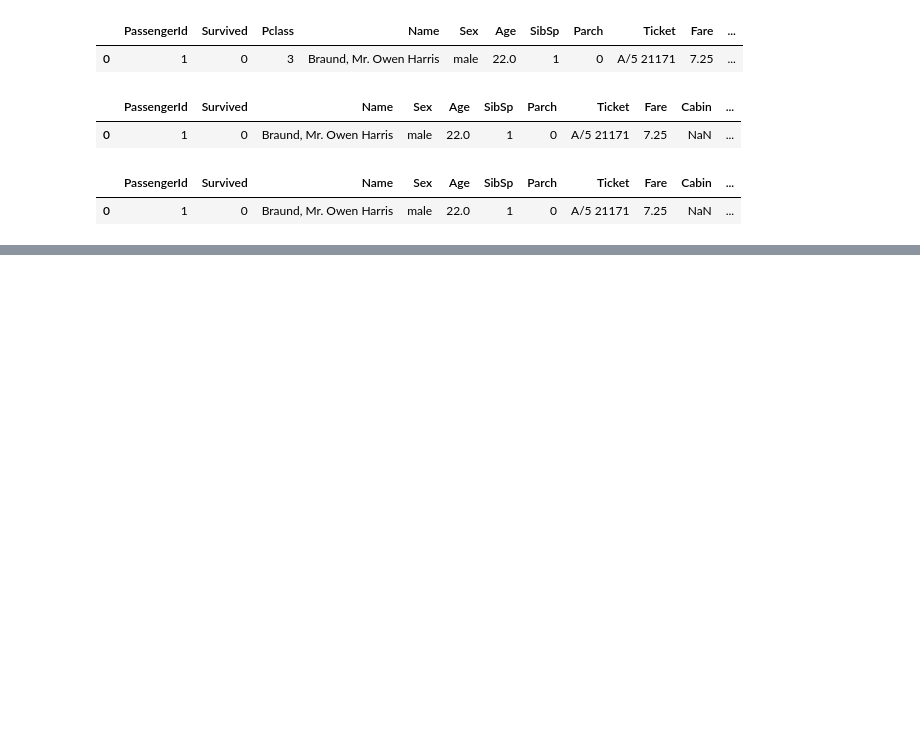
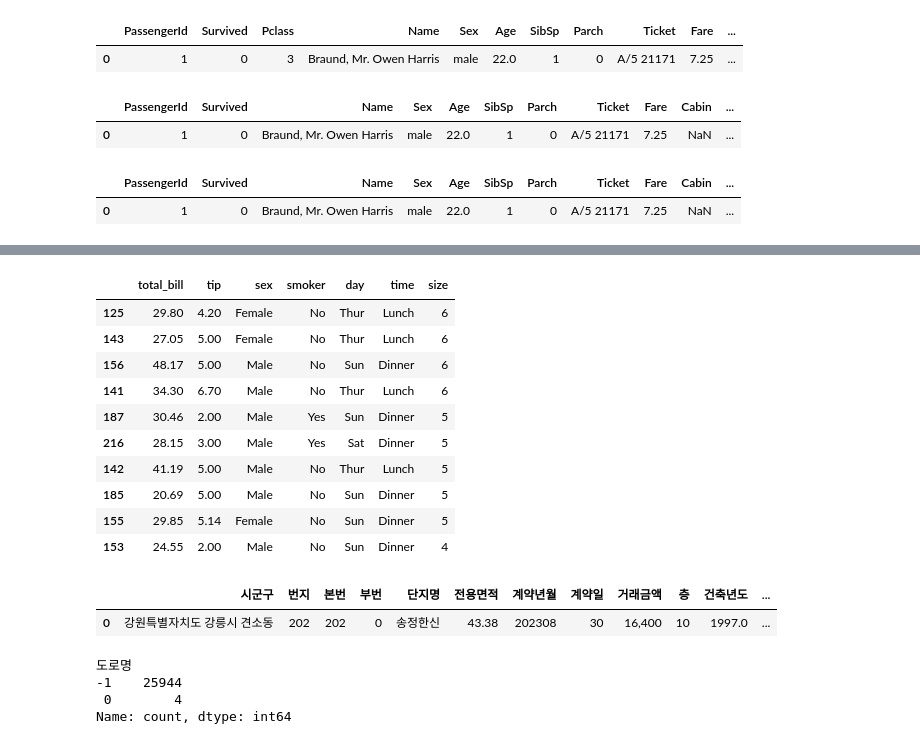
Before and after one commit to KimHyoJun99/LIKELION_AI, a Jupyter notebook: Data_TIL/Pandas/pandas_analysis.ipynb, the cells around one changed output, grey strips where cells are left out. Cells and saved outputs as stored; diff of their text form; code cells hidden in the pictures; blank space fills up the shorter version.

```diff
--- a/Data_TIL/Pandas/pandas_analysis.ipynb
+++ b/Data_TIL/Pandas/pandas_analysis.ipynb
@@ -488,0 +519,31 @@ df.head(1)  # Pclass 사라짐
+# %%
+tips.sort_values(by=["size", "tip"], ascending=[False, True])[:10]
+# %% [output]
+|  | total_bill | tip | sex | smoker | day | time | size |
+| 125 | 29.80 | 4.20 | Female | No | Thur | Lunch | 6 |
+| 143 | 27.05 | 5.00 | Female | No | Thur | Lunch | 6 |
+| 156 | 48.17 | 5.00 | Male | No | Sun | Dinner | 6 |
+| 141 | 34.30 | 6.70 | Male | No | Thur | Lunch | 6 |
+| 187 | 30.46 | 2.00 | Male | Yes | Sun | Dinner | 5 |
+| 216 | 28.15 | 3.00 | Male | Yes | Sat | Dinner | 5 |
+| 142 | 41.19 | 5.00 | Male | No | Thur | Lunch | 5 |
+| 185 | 20.69 | 5.00 | Male | No | Sun | Dinner | 5 |
+| 155 | 29.85 | 5.14 | Female | No | Sun | Dinner | 5 |
+| 153 | 24.55 | 2.00 | Male | No | Sun | Dinner | 4 |
+# %%
+import pandas as pd
+
+data = r"C:\Users\jjjun_ii\Documents\GitHub\LIKELION_AI\Data_TIL\Pandas\data\apt_2023.csv"
+df = pd.read_csv(data, encoding="cp949")
+
+df.head(1)
+# %% [output]
+|  | 시군구 | 번지 | 본번 | 부번 | 단지명 | 전용면적 | 계약년월 | 계약일 | 거래금액 | 층 | 건축년도 | ... |
+| 0 | 강원특별자치도 강릉시 견소동 | 202 | 202 | 0 | 송정한신 | 43.38 | 202308 | 30 | 16,400 | 10 | 1997.0 | ... |
+# %%
+df.도로명.str.find("호암수청2로 78").value_counts()
+# %% [output]
+도로명
+-1    25944
+ 0        4
+Name: count, dtype: int64
```
Also changed, not shown: parts of 4 cells of this notebook.
